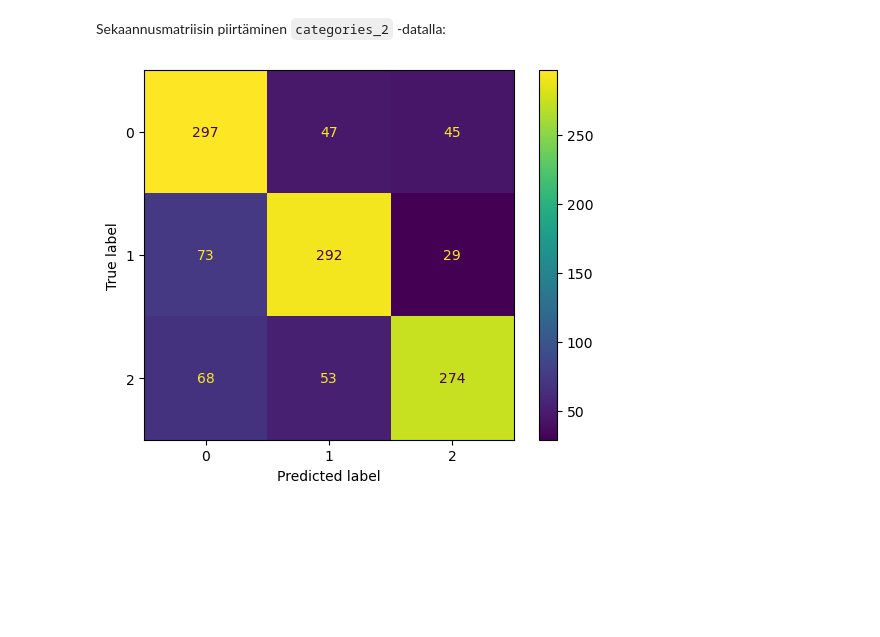
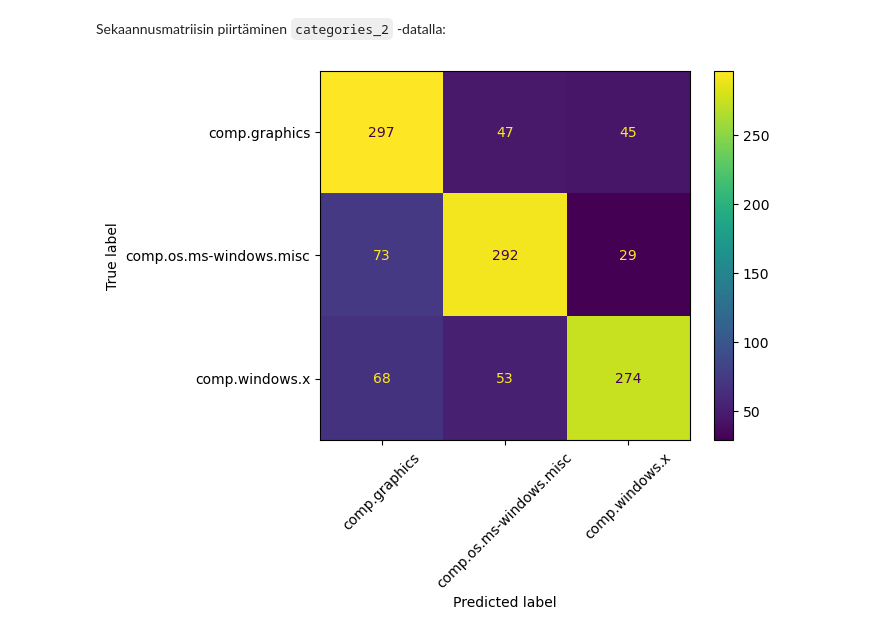
Before and after one commit to iinai/deep-learning, a Jupyter notebook: osa_1/osa1_tehtavat.ipynb, the cells around one changed output. Saved outputs shown, nothing was run; the diff lists cells and outputs as text; code cells hidden in the pictures; blank space fills up the shorter version.

```diff
--- a/osa_1/osa1_tehtavat.ipynb
+++ b/osa_1/osa1_tehtavat.ipynb
@@ -465,9 +516,20 @@ Perceptron average test accuracy: 0.732597623089983
 weighted avg       0.74      0.73      0.73      1178
 # %% [markdown]
 Sekaannusmatriisin piirtäminen `categories_2` -datalla:
-# %%
-# TODO: sekaannusmatriisin piirtäminen
-
-cm_display = ConfusionMatrixDisplay(cm1).plot()
-# %% [output]
-[figure, removed]
+# %%
+# TODO: sekaannusmatriisin piirtäminen
+
+# Specify class labels
+class_labels = ['comp.graphics', 'comp.os.ms-windows.misc', 'comp.windows.x']
+
+# Create ConfusionMatrixDisplay with custom labels
+cm_display = ConfusionMatrixDisplay(confusion_matrix=cm1, display_labels=class_labels)
+
+# Plot the confusion matrix
+cm_display.plot(cmap='viridis', values_format='d')
+
+# Show the plot
+plt.xticks(rotation=45)
+plt.show()
+# %% [output]
+[figure, added]
```
Also changed, not shown: parts of 20 cells of this notebook, 1 other file.
